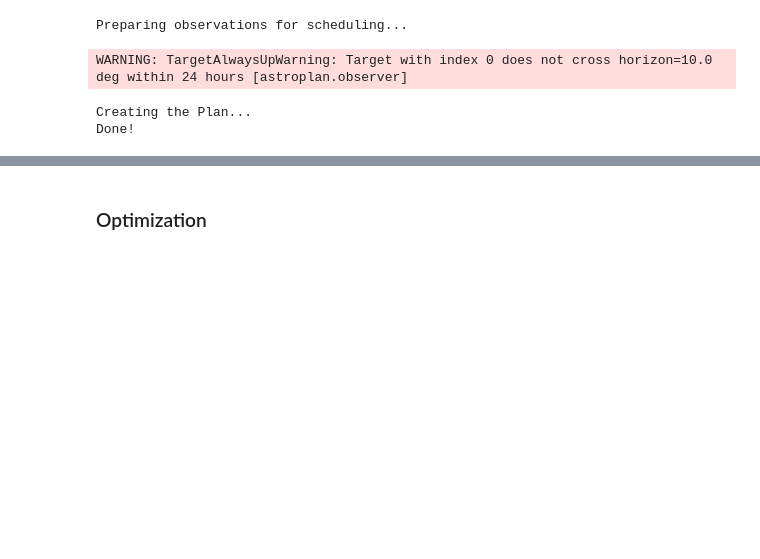
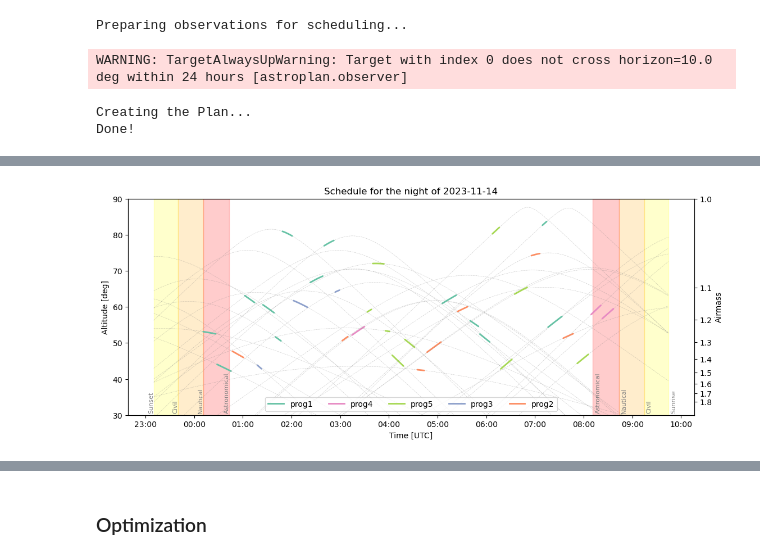
Before and after one commit to nicochunger/SCOPES, a Jupyter notebook: scopes_example.ipynb, the cells around one changed output, grey strips where cells are left out. Saved outputs shown, nothing was run; the diff lists cells and outputs as text; code cells hidden in the pictures; blank space fills up the shorter version.

```diff
--- a/scopes_example.ipynb
+++ b/scopes_example.ipynb
@@ -361,0 +377,2 @@ plan.plot_polar()
+# %%
+plan2 = gQ_scheduler.run2(K=3)
@@ -361,0 +393,4 @@ plan.plot_polar()
+# %%
+plan2.plot()
+# %% [output]
+[figure, added]
```
Also changed, not shown: parts of 19 cells of this notebook, 3 other files.
